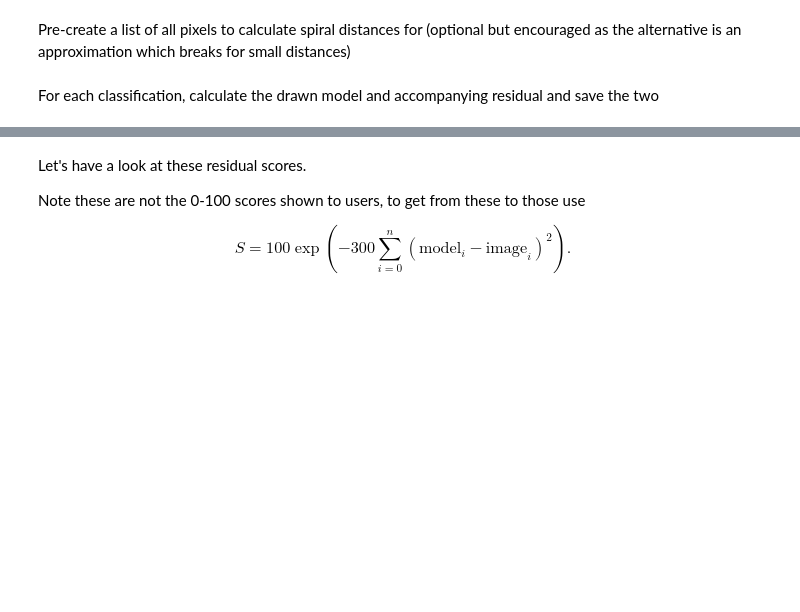
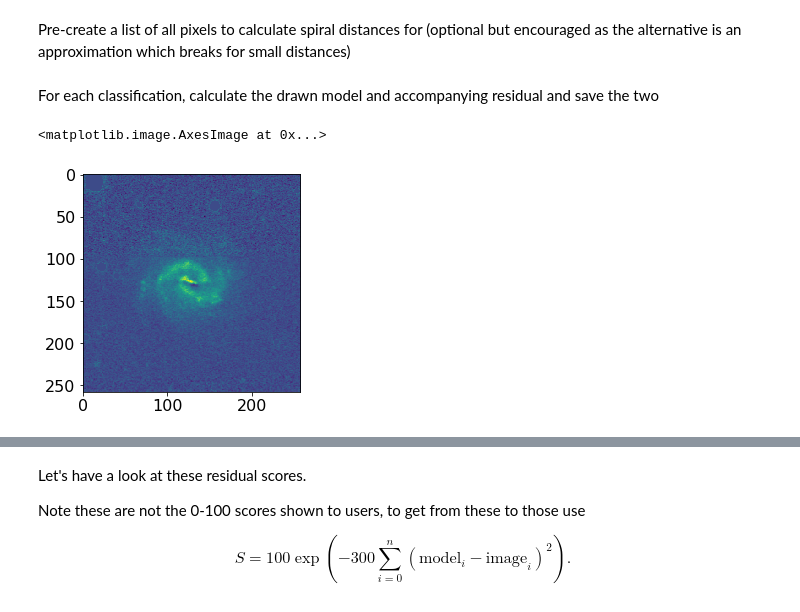
Before and after one commit to tingard/Galaxy-builder-aggregation, a Jupyter notebook: model-scoring/sandbox.ipynb, the cells around one changed output, grey strips where cells are left out. Cells and saved outputs as stored; diff of their text form; code cells hidden in the pictures; blank space fills up the shorter version.

```diff
--- a/model-scoring/sandbox.ipynb
+++ b/model-scoring/sandbox.ipynb
@@ -109,5 +110,15 @@ point_list = [
 # %% [markdown]
 For each classification, calculate the drawn model and accompanying residual and save the two
+# %%
+parsed_annotation = pa.parse_annotation(
+    annotations_for_subject[1], size_diff=size_diff
+)
+model = rg.calculate_model(parsed_annotation, diff_data['width'])
+difference_data = rg.compare_to_galaxy(model, psf, galaxy_data)
+plt.imshow(difference_data)
+# %% [output]
+<matplotlib.image.AxesImage at 0x...>
+[figure, added]
 # %%
 import time
 residuals = np.zeros(len(annotations_for_subject))
```
Also changed, not shown: parts of 10 cells of this notebook, 21 other files.
